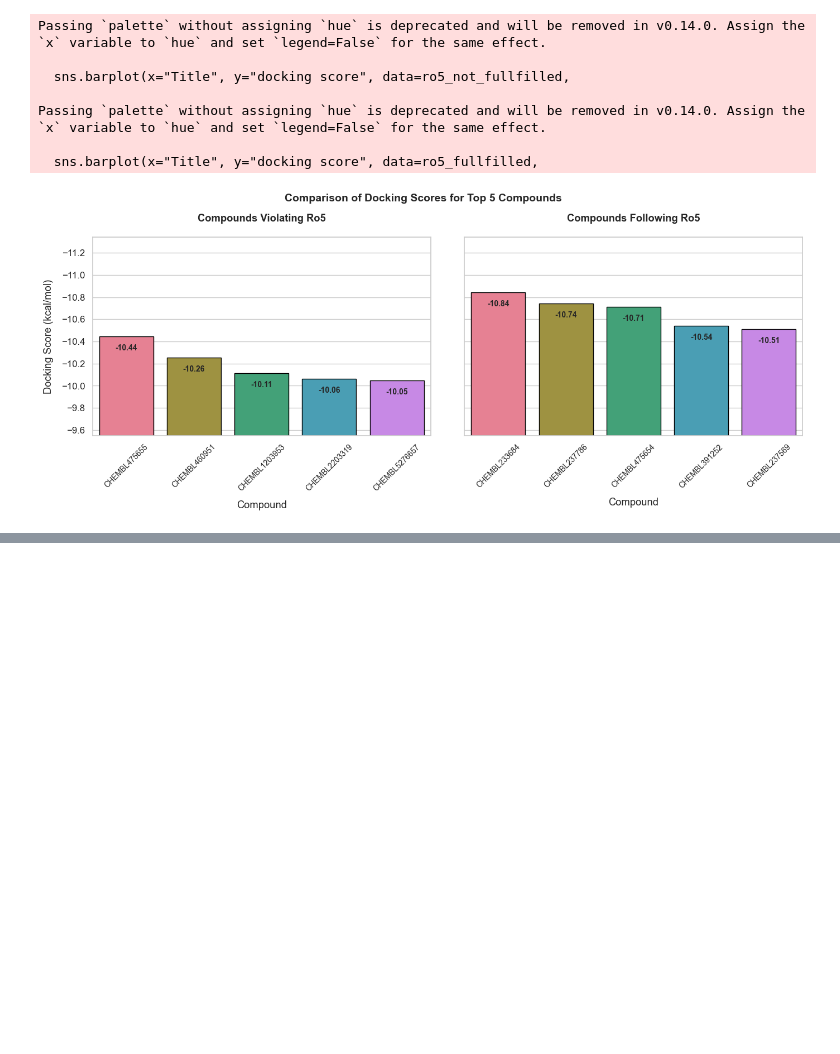
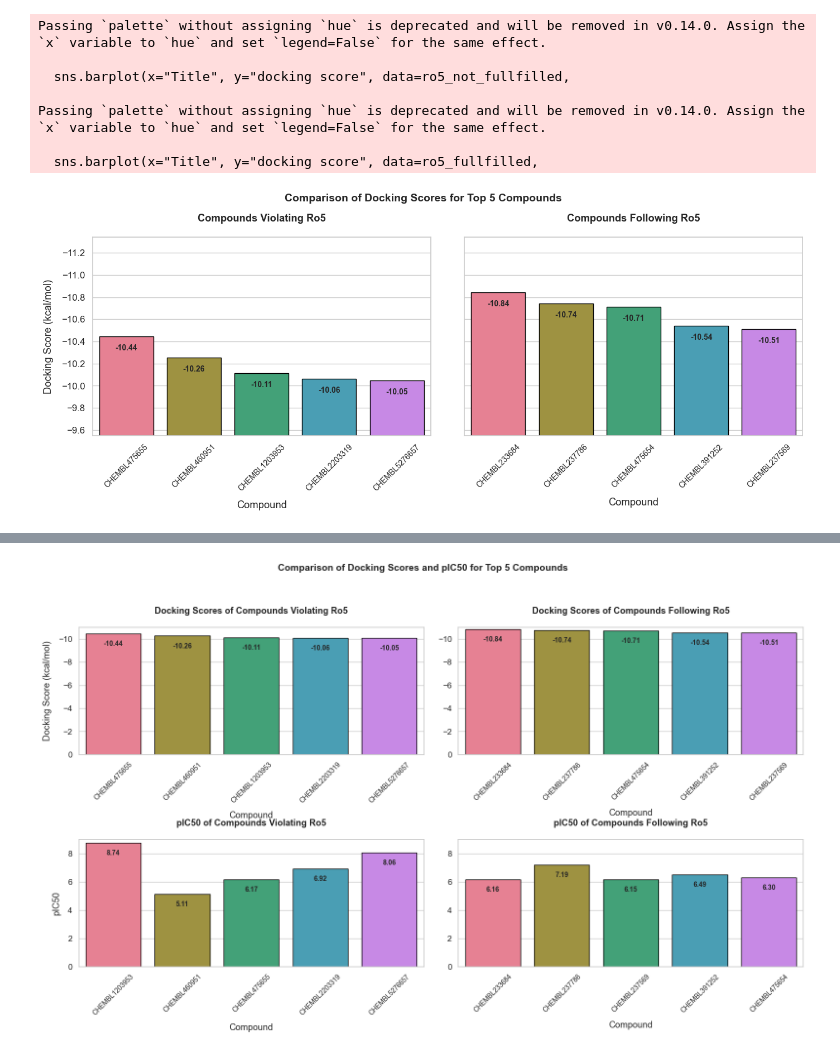
Before and after one commit to LukasMeinschad/mol_mol_pr, a Jupyter notebook: Day_3/auswertung_docking.ipynb, the cells around one changed output, grey strips where cells are left out. Cells and saved outputs as stored; diff of their text form; code cells hidden in the pictures; blank space fills up the shorter version.

```diff
--- a/Day_3/auswertung_docking.ipynb
+++ b/Day_3/auswertung_docking.ipynb
@@ -155,3 +155,89 @@ Passing `palette` without assigning `hue` is deprecated and will be removed in v
 
   sns.barplot(x="Title", y="docking score", data=ro5_fullfilled,
 [figure]
+# %%
+bioactivity_data = pd.read_csv("/Users/lukas/Desktop/mol_mol_pr/Day_4/bioactivity_and_smiles.csv", sep="\t")
+
+
+# Search for top best five compounds of fullfilled and not fullfilled
+ro5_not_fullfilled = ro5_not_fullfilled.iloc[0:5,:]
+ro5_fullfilled = ro5_fullfilled.iloc[0:5,:]
+
+# Obtain pIC50 out of bioactivity data
+ro5_not_fullfilled_bioactivity = bioactivity_data[bioactivity_data["molecule_chembl_id"].isin(ro5_not_fullfilled["Title"])]
+ro5_fullfilled_bioactivity = bioactivity_data[bioactivity_data["molecule_chembl_id"].isin(ro5_fullfilled["Title"])]
+print(ro5_not_fullfilled_bioactivity.head())
+# Make 4 Subplots , Docking Scores Of Violated and Following Ro5 in Top and pIC50 of Violated and Following Ro5 in Bottom
+
+
+fig, ax = plt.subplots(2, 2, figsize=(16, 10), sharey=False)  # Changed to sharey=False for independent scaling
+# Set style
+sns.set(style="whitegrid", font_scale=1.1)
+plt.rcParams['figure.facecolor'] = 'white'
+# Define a consistent color palette
+palette = sns.color_palette("husl", n_colors=5)
+
+# Plot for compounds not fulfilling Ro5 (Docking Scores)
+sns.barplot(x="Title", y="docking score", data=ro5_not_fullfilled,
+            ax=ax[0, 0], palette=palette, edgecolor='black', linewidth=1)
+ax[0, 0].set_title("Docking Scores of Compounds Violating Ro5", pad=20, fontweight='bold')
+ax[0, 0].set_ylabel("Docking Score (kcal/mol)", labelpad=10)
+ax[0, 0].set_xlabel("Compound", labelpad=10)
+ax[0, 0].tick_params(axis='x', rotation=45, labelsize=10)
+ax[0, 0].invert_yaxis()  # Invert y-axis so higher scores appear better
+ax[0, 0].set_ylim(0, -11)  # Set y-axis limits from 0 to -11 (inverted)
+
+# Plot for compounds fulfilling Ro5 (Docking Scores)
+sns.barplot(x="Title", y="docking score", data=ro5_fullfilled,
+            ax=ax[0, 1], palette=palette, edgecolor='black', linewidth=1)
+ax[0, 1].set_title("Docking Scores of Compounds Following Ro5", pad=20, fontweight='bold')
+ax[0, 1].set_ylabel("")  # Remove duplicate y-label
+ax[0, 1].set_xlabel("Compound", labelpad=10)
+ax[0, 1].tick_params(axis='x', rotation=45, labelsize=10)
+ax[0, 1].invert_yaxis()  # Invert y-axis so higher scores appear better
+ax[0, 1].set_ylim(0, -11)  # Set y-axis limits from 0 to -11 (inverted)
+
+# Plot for pIC50 of compounds not fulfilling Ro5
+sns.barplot(x="molecule_chembl_id", y="pIC50", data=ro5_not_fullfilled_bioactivity,
+            ax=ax[1, 0], palette=palette, edgecolor='black', linewidth=1)
+ax[1, 0].set_title("pIC50 of Compounds Violating Ro5", pad=20, fontweight='bold')
+ax[1, 0].set_ylabel("pIC50", labelpad=10)
+ax[1, 0].set_xlabel("Compound", labelpad=10)
+ax[1, 0].tick_params(axis='x', rotation=45, labelsize=10)
+ax[1, 0].set_ylim(0, 9)  # Set y-axis limits from 0 to 9
+
+# Plot for pIC50 of compounds fulfilling Ro5
+sns.barplot(x="molecule_chembl_id", y="pIC50", data=ro5_fullfilled_bioactivity,
+            ax=ax[1, 1], palette=palette, edgecolor='black', linewidth=1)
+ax[1, 1].set_title("pIC50 of Compounds Following Ro5", pad=20, fontweight='bold')
+ax[1, 1].set_ylabel("")  # Remove duplicate y-label
+ax[1, 1].set_xlabel("Compound", labelpad=10)
+ax[1, 1].tick_params(axis='x', rotation=45, labelsize=10)
+ax[1, 1].set_ylim(0, 9)  # Set y-axis limits from 0 to 9
+
+
+# Add value labels on top of bars for docking scores
+for a in ax[0]:
+    for p in a.patches:
+        a.annotate(f"{p.get_height():.2f}",
+                   (p.get_x() + p.get_width() / 2., p.get_height()),
+                   ha='center', va='center',
+                   xytext=(0, -15), textcoords='offset points',
+                   fontsize=10, fontweight='bold')
+
+# Add value labels on top of bars for pIC50
+for a in ax[1]:
+    for p in a.patches:
+        a.annotate(f"{p.get_height():.2f}",
+                   (p.get_x() + p.get_width() / 2., p.get_height()),
+                   ha='center', va='center',
+                   xytext=(0, -15), textcoords='offset points',
+                   fontsize=10, fontweight='bold')
+
+# Adjust layout and add super title
+plt.tight_layout()
+plt.subplots_adjust(top=0.85, wspace=0.1)
+fig.suptitle("Comparison of Docking Scores and pIC50 for Top 5 Compounds",
+             y=0.98, fontsize=14, fontweight='bold')
+plt.show()
+# %% [output]
@@ -157,0 +279 @@ Passing `palette` without assigning `hue` is deprecated and will be removed in v
+[figure, added]
```
Also changed, not shown: parts of 1 cell of this notebook, 17 other files.
